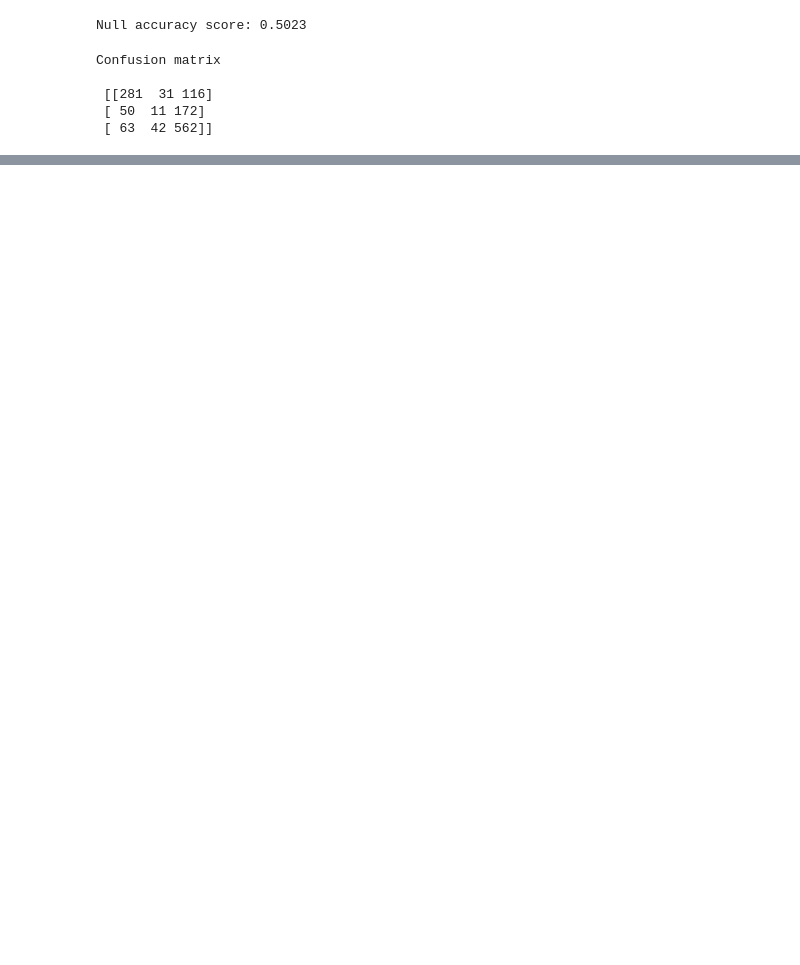
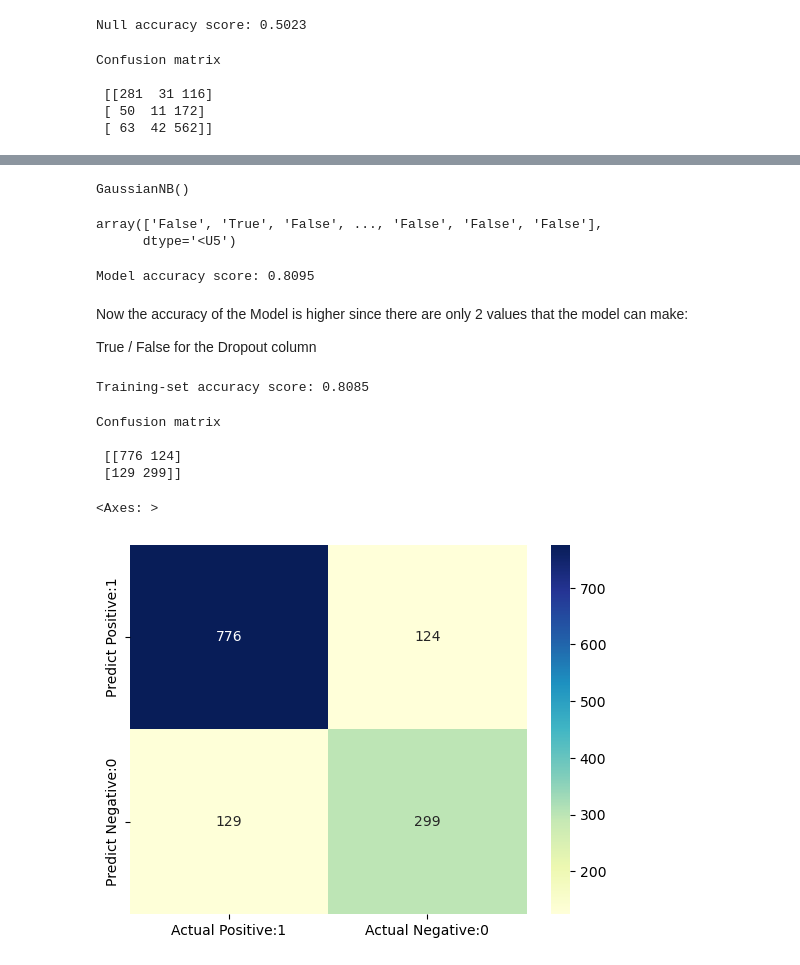
Before and after one commit to Chi-EEE/Data_Science-Project, a Jupyter notebook: Notebooks/Naïve-Bayes-Classifier/Naive-Bayes.ipynb, the cells around one changed output, grey strips where cells are left out. Drawn from its saved outputs; the diff is of its cells as text; code cells hidden in the pictures; blank space fills up the shorter version.

Commit message:
Fix the accuracy of the Naive Bayes classifier

```diff
--- a/Notebooks/Naïve-Bayes-Classifier/Naive-Bayes.ipynb
+++ b/Notebooks/Naïve-Bayes-Classifier/Naive-Bayes.ipynb
@@ -206,0 +307,69 @@ Confusion matrix
+# %%
+from sklearn.preprocessing import RobustScaler
+
+scaler = RobustScaler()
+
+X_train = scaler.fit_transform(X_train)
+
+X_test = scaler.transform(X_test)
+# %%
+# train a Gaussian Naive Bayes classifier on the training set
+from sklearn.naive_bayes import GaussianNB
+
+# instantiate the model
+gnb = GaussianNB()
+
+# fit the model
+gnb.fit(X_train, y_train)
+# %% [output]
+GaussianNB()
+# %%
+# Get the labels predicted
+y_pred = gnb.predict(X_test)
+
+y_pred
+# %% [output]
+array(['False', 'True', 'False', ..., 'False', 'False', 'False'],
+      dtype='<U5')
+# %%
+from sklearn.metrics import accuracy_score
+
+print('Model accuracy score: {0:0.4f}'. format(accuracy_score(y_test, y_pred)))
+# %% [output]
+Model accuracy score: 0.8095
+# %% [markdown]
+Now the accuracy of the Model is higher since there are only 2 values that the model can make:
+
+True / False for the Dropout column
+# %%
+y_pred_train = gnb.predict(X_train)
+
+y_pred_train
+
+print('Training-set accuracy score: {0:0.4f}'. format(accuracy_score(y_train, y_pred_train)))
+# %% [output]
+Training-set accuracy score: 0.8085
+# %%
+# Print the Confusion Matrix and slice it into four pieces
+
+from sklearn.metrics import confusion_matrix
+
+cm = confusion_matrix(y_test, y_pred)
+
+print('Confusion matrix\n\n', cm)
+# %% [output]
+Confusion matrix
+
+ [[776 124]
+ [129 299]]
+# %%
+import seaborn as sns
+
+# visualize confusion matrix with seaborn heatmap
+cm_matrix = pd.DataFrame(data=cm, columns=['Actual Positive:1', 'Actual Negative:0'],
+                                 index=['Predict Positive:1', 'Predict Negative:0'])
+
+sns.heatmap(cm_matrix, annot=True, fmt='d', cmap='YlGnBu')
+# %% [output]
+<Axes: >
+[figure, added]
```
Also changed, not shown: parts of 14 cells of this notebook.
